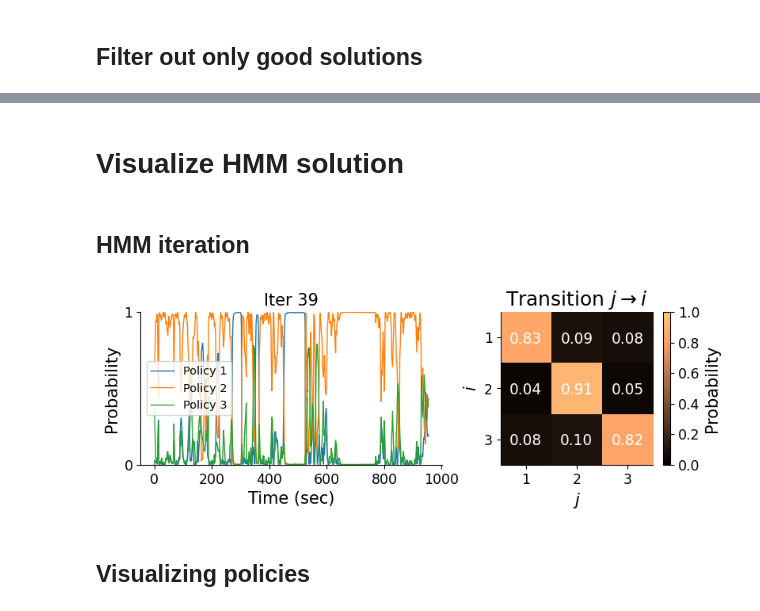
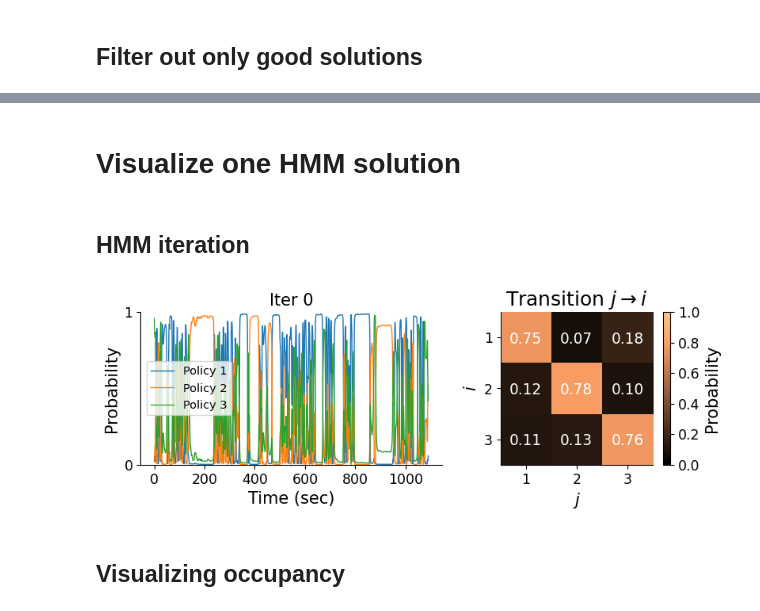
Before and after one commit to XaqLab/hex-arena, a Jupyter notebook: hmm-policy.ipynb, the cells around one changed output, grey strips where cells are left out. Saved outputs shown, nothing was run; the diff lists cells and outputs as text; code cells hidden in the pictures.

```diff
--- a/hmm-policy.ipynb
+++ b/hmm-policy.ipynb
@@ -28,7 +28,7 @@ rng = np.random.default_rng()
 # %%
 from hexarena.scripts.identify_policies import create_manager
 
-subject, kappa, num_samples = 'marco', 0.1, 1000
+subject, kappa, num_samples = 'marco', 0.01, 1000
 z_dim, num_macros = 3, 10
 manager = create_manager(subject, kappa, num_samples, z_dim=z_dim, num_macros=num_macros)
 # %% [output]
@@ -37,22 +37,13 @@ Collect data:   0%|
 from hexarena.scripts.identify_policies import e_step
 
 knowns, beliefs, actions = manager.knowns, manager.beliefs, manager.actions
+block_ids = manager.block_ids
 
 keys, lls_full, metrics = [], {}, {}
-for key, config in tqdm(list(manager.completed(min_epoch=40, cond={'z_dim': z_dim, 'kappa': kappa}))):
+for key, config in tqdm(list(manager.completed(min_epoch=40, cond={'z_dim': z_dim, 'kappa': kappa, 'num_samples': num_samples}))):
     keys.append(key)
     manager.setup(config)
     manager.load_ckpt(manager.ckpts[key])
-
-    lls_full[key] = []
-    hmp = manager.hmp
-    log_gammas, _, _ = e_step(hmp, knowns, beliefs, actions)
-    for i in range(manager.num_blocks):
-        gammas = log_gammas[i].exp()
-        with torch.no_grad():
-            inputs = hmp.policy_inputs(knowns[i].to(hmp.device), beliefs[i].to(hmp.device))
-            _, logps = hmp.action_probs(inputs)
-            lls_full[key].append((hmp.emission_probs(logps, actions[i])*gammas).sum(dim=1).cpu())
 
     ll = manager.ckpts[key]['ll_test']
     log_pi = manager.hmp.log_pi.clone()
@@ -297,18 +116,26 @@ print('Representative of the biggest cluster: {}'.format(good_key))
 # %% [markdown]
-# Visualize HMM solution
+# Visualize one HMM solution
+# %%
+from hexarena.scripts.compress_beliefs import fetch_best_vae
+
+with open(f'store/belief.3D.proj_{subject}_[kappa{kappa}].pkl', 'rb') as f:
+    w_rot = torch.tensor(pickle.load(f), dtype=torch.float)
+vae_config, belief_vae = fetch_best_vae(subject, kappa, num_samples, z_dim=3)
+with torch.no_grad():
+    zs = [torch.matmul(belief_vae.encode(beliefs[i])[0], w_rot) for i in range(len(beliefs))]
+
+key = 'D9A47CC6'
+num_policies = manager.configs[key].num_policies
+
+manager.setup(manager.configs[key])
+manager.load_ckpt(manager.ckpts[key])
+hmp = manager.hmp
+env = manager.env
 # %% [markdown]
 ## HMM iteration
 # %%
-num_policies = 3
-key = rng.choice(keys_good[num_policies]).item()
-
-key = 'B74F2BEF'
-
-manager.setup(manager.configs[key])
-manager.load_ckpt(manager.ckpts[key])
-
-block_idx = rng.choice(manager.num_blocks)
-# block_idx = 15
+# block_idx = rng.choice(manager.num_blocks)
+block_idx = 9
 gammas = torch.stack(manager.gammas[block_idx])
 As = torch.stack(manager.As).numpy()
 N = num_policies
@@ -331,35 +158,33 @@ for i in range(N):
             j+1, i+1, '{:.2f}'.format(As[0, i, j]), ha='center', va='center_baseline',
             color='white', fontsize=40/N,
         )
 ax.set_xlim([0.5, N+0.5]), ax.set_ylim([N+0.5, 0.5])
 ax.set_xticks(np.arange(N)+1), ax.set_yticks(np.arange(N)+1)
 ax.set_title(r'Transition $j \rightarrow i$')
 ax.set_xlabel('$j$'), ax.set_ylabel('$i$')
 plt.colorbar(
     h_A, ax=ax, shrink=1, label='Probability',
 )
 
 def update(t):
     for i in range(num_policies):
         h_gammas[i].set_ydata(gammas[t, :, i])
     h_A.set_data(As[t])
     h_title.set_text(f'Iter {t}')
     for i in range(N):
         for j in range(N):
             h_probs[i, j].set_text('{:.2f}'.format(As[t, i, j]))
     return *h_gammas, h_A, h_title, *h_probs.flatten()
 
 ani = FuncAnimation(
     fig, update, frames=range(len(gammas)), blit=False,
 )
 
 # HTML(ani.to_jshtml())
-# savename = 'EM.iteration_{}[block{:02d}]_[Np{}]'.format(subject, block_idx, num_policies)
 savename = 'EM.iteration_{}[block{:02d}]_[Np{}]_{}'.format(subject, block_idx, num_policies, key)
 ani.save(FIG_DIR/f'{savename}.mp4', dpi=200)
 fig.savefig(FIG_DIR/f'{savename}.svg')
-plt.show()
 # %% [output]
-[figure, old version]
+[figure, new version]
 # %% [markdown]
-## Visualizing policies
+## Visualizing occupancy
```
Also changed, not shown: parts of 21 cells of this notebook, 3 other files.
